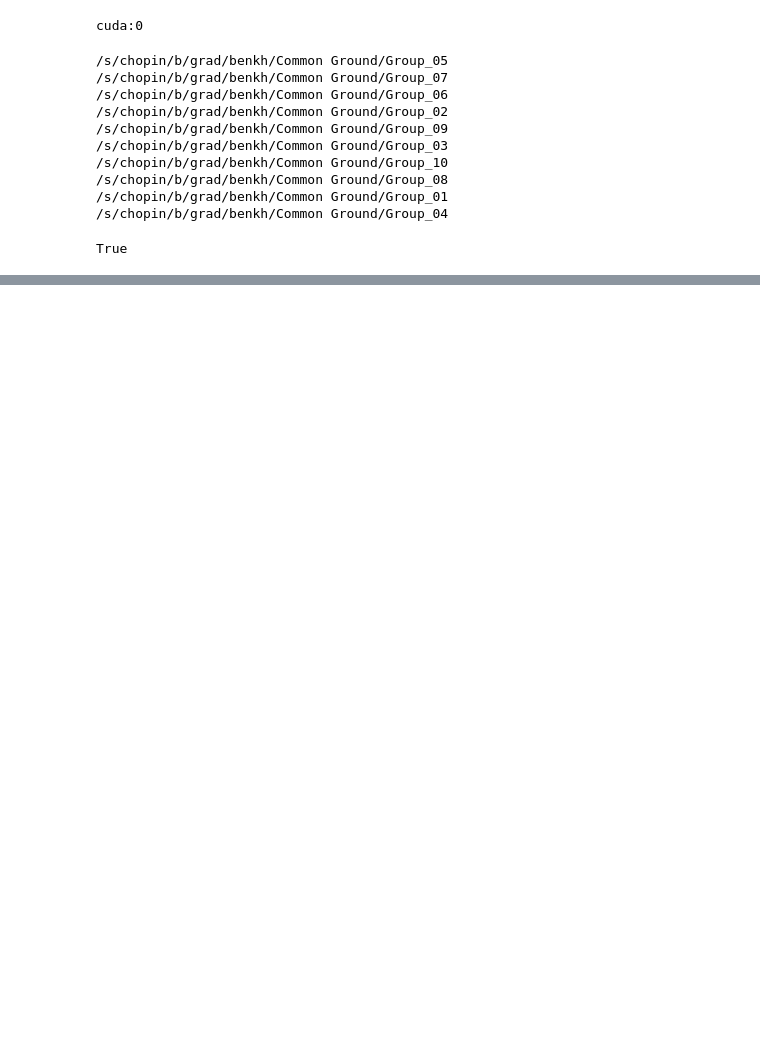
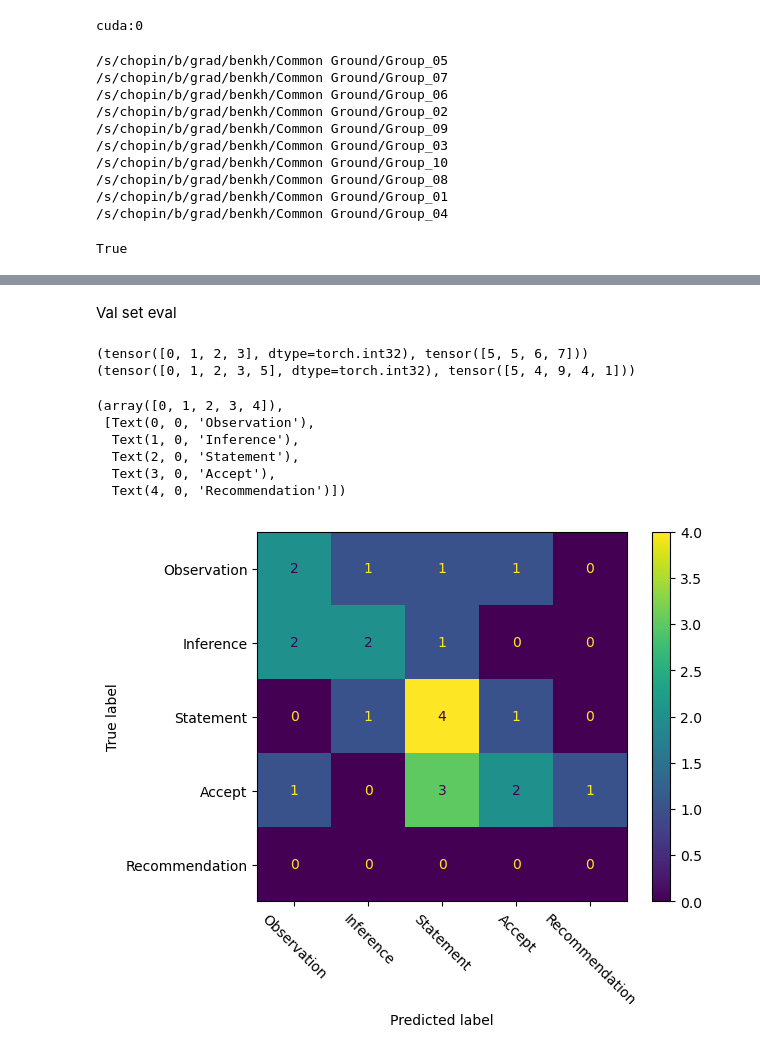
Before and after one commit to csu-signal/Common-Ground-detection, a Jupyter notebook: CG.ipynb, the cells around one changed output, grey strips where cells are left out. Saved outputs shown, nothing was run; the diff lists cells and outputs as text; code cells hidden in the pictures; blank space fills up the shorter version.

```diff
--- a/CG.ipynb
+++ b/CG.ipynb
@@ -683,0 +764,22 @@ for llm in LLMs:
+# %% [markdown]
+Val set eval
+# %%
+true, pred, pred_probs = rec_test(model, rec_val_loader, 2, hyperparam, modalities, output_size)
+# %%
+print(true.unique(return_counts=True))
+print(pred.unique(return_counts=True))
+# %% [output]
+(tensor([0, 1, 2, 3], dtype=torch.int32), tensor([5, 5, 6, 7]))
+(tensor([0, 1, 2, 3, 5], dtype=torch.int32), tensor([5, 4, 9, 4, 1]))
+# %%
+conf_matrix = confusion_matrix(true, pred)
+ConfusionMatrixDisplay(conf_matrix, display_labels=np.array(labels)[pred.unique().tolist()].tolist()).plot()
+plt.xticks(rotation=-45)
+# %% [output]
+(array([0, 1, 2, 3, 4]),
+ [Text(0, 0, 'Observation'),
+  Text(1, 0, 'Inference'),
+  Text(2, 0, 'Statement'),
+  Text(3, 0, 'Accept'),
+  Text(4, 0, 'Recommendation')])
+[figure, added]
```
Also changed, not shown: parts of 67 cells of this notebook, 1 other file.
